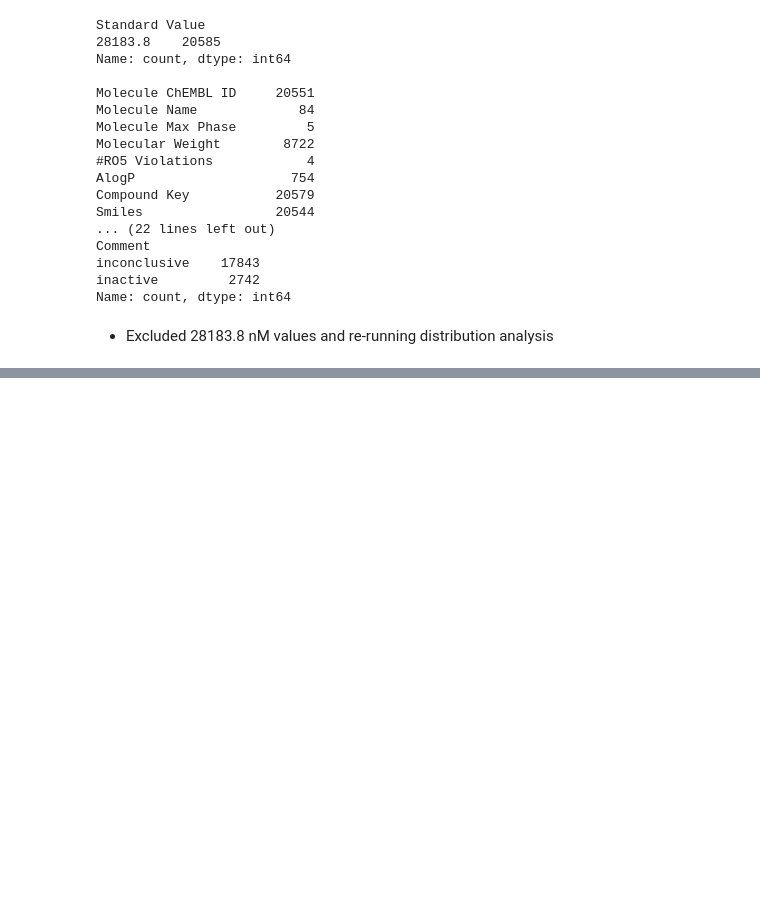
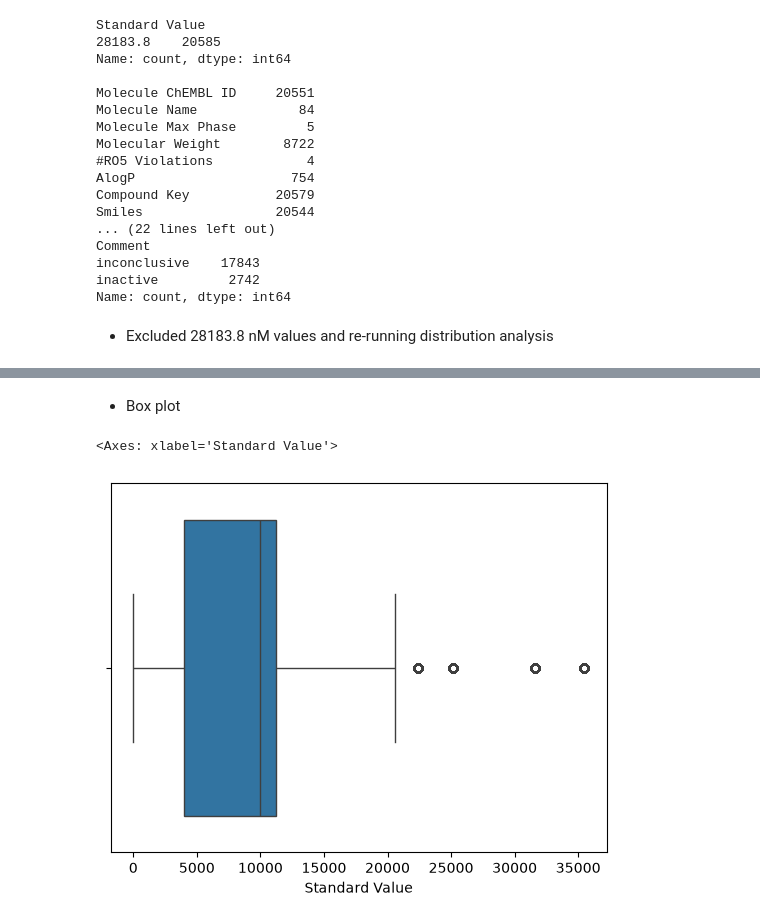
Before and after one commit to TomSCarter/week_9_chembl_eda, a Jupyter notebook: notebooks/Day_2_GLP1_EDA_univariate.ipynb, the cells around one changed output, grey strips where cells are left out. Saved outputs shown, nothing was run; the diff lists cells and outputs as text; code cells hidden in the pictures; blank space fills up the shorter version.

```diff
--- a/notebooks/Day_2_GLP1_EDA_univariate.ipynb
+++ b/notebooks/Day_2_GLP1_EDA_univariate.ipynb
@@ -112,0 +216,7 @@ sns.histplot(filtered_3['Standard Value'])
+# %% [markdown]
+* Box plot
+# %%
+sns.boxplot(x=conclusive_rows['Standard Value'])
+# %% [output]
+<Axes: xlabel='Standard Value'>
+[figure, added]
```
Also changed, not shown: parts of 10 cells of this notebook, 1 other file.
